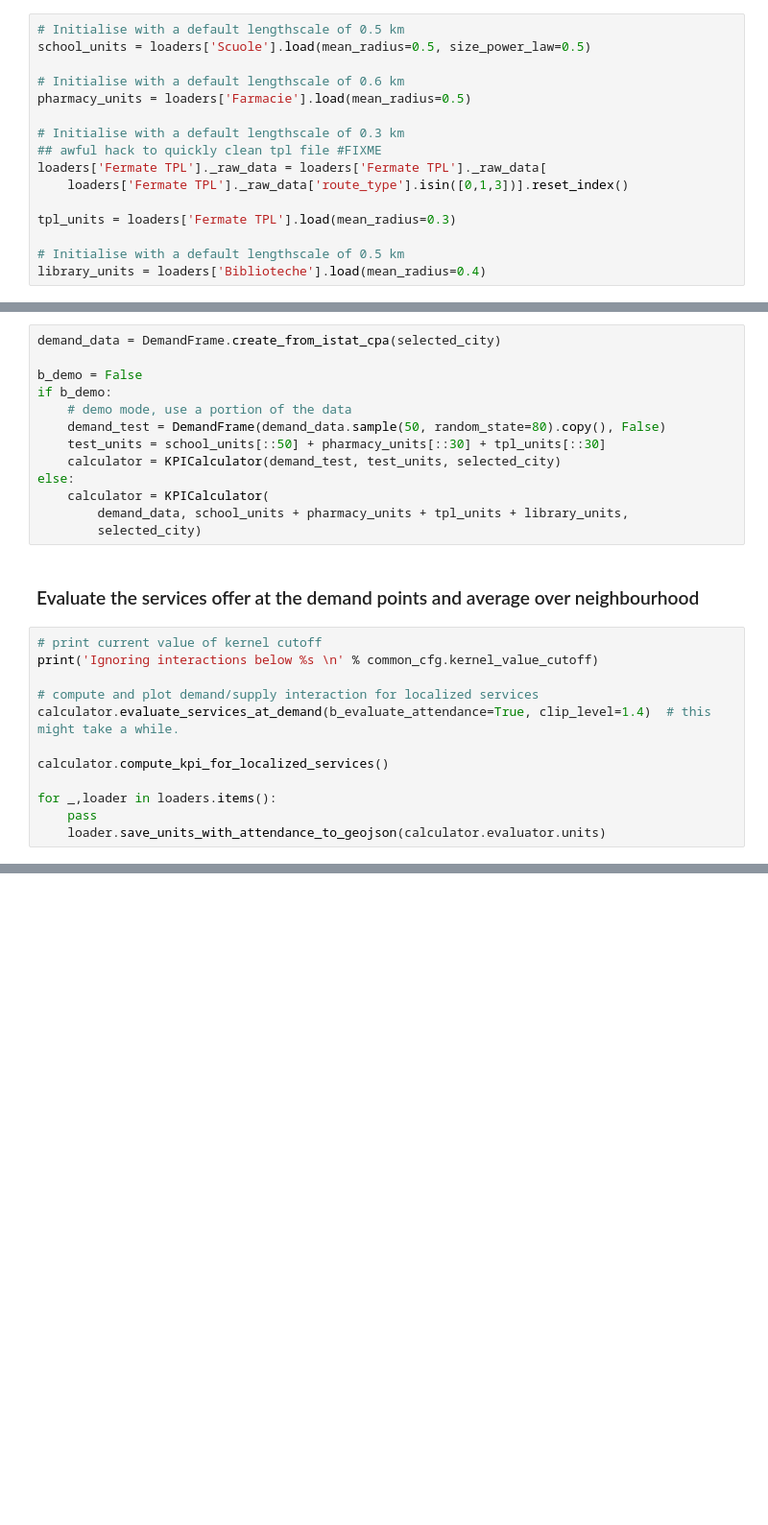
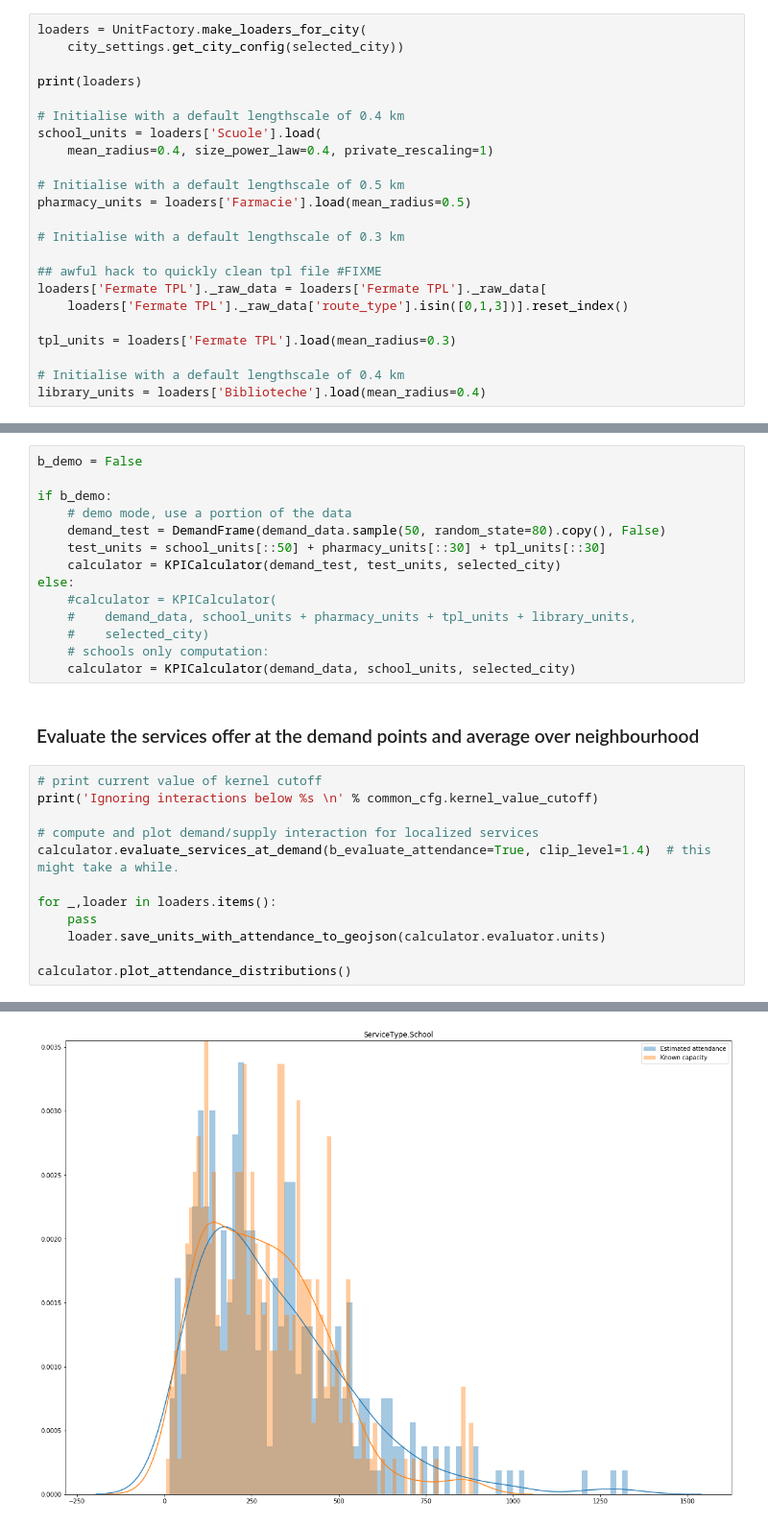
Before and after one commit to italia/daf-mappa-quartiere, a Jupyter notebook: notebooks/CityServicesModel.ipynb, the cells around one changed output, grey strips where cells are left out. Shown at 96% size. Saved outputs shown, nothing was run; the diff lists cells and outputs as text; blank space fills up the shorter version.

Commit message:
Add attendance distribution plots

```diff
--- a/notebooks/CityServicesModel.ipynb
+++ b/notebooks/CityServicesModel.ipynb
@@ -32,16 +29,23 @@ loaders
 # %%
+loaders = UnitFactory.make_loaders_for_city(
+    city_settings.get_city_config(selected_city))
+
+print(loaders)
+
+# Initialise with a default lengthscale of 0.4 km
+school_units = loaders['Scuole'].load(
+    mean_radius=0.4, size_power_law=0.4, private_rescaling=1)
+
 # Initialise with a default lengthscale of 0.5 km
-school_units = loaders['Scuole'].load(mean_radius=0.5, size_power_law=0.5)
-
-# Initialise with a default lengthscale of 0.6 km
 pharmacy_units = loaders['Farmacie'].load(mean_radius=0.5)
 
 # Initialise with a default lengthscale of 0.3 km
+
 ## awful hack to quickly clean tpl file #FIXME
 loaders['Fermate TPL']._raw_data = loaders['Fermate TPL']._raw_data[
     loaders['Fermate TPL']._raw_data['route_type'].isin([0,1,3])].reset_index()
 
 tpl_units = loaders['Fermate TPL'].load(mean_radius=0.3)
 
-# Initialise with a default lengthscale of 0.5 km
+# Initialise with a default lengthscale of 0.4 km
 library_units = loaders['Biblioteche'].load(mean_radius=0.4)
@@ -50,16 +69,17 @@ library_units = loaders['Biblioteche'].load(mean_radius=0.4)
 # %%
-demand_data = DemandFrame.create_from_istat_cpa(selected_city)
+b_demo = False
 
-b_demo = False
 if b_demo:
     # demo mode, use a portion of the data
     demand_test = DemandFrame(demand_data.sample(50, random_state=80).copy(), False)
     test_units = school_units[::50] + pharmacy_units[::30] + tpl_units[::30]
     calculator = KPICalculator(demand_test, test_units, selected_city)
 else:
-    calculator = KPICalculator(
-        demand_data, school_units + pharmacy_units + tpl_units + library_units,
-        selected_city)
+    #calculator = KPICalculator(
+    #    demand_data, school_units + pharmacy_units + tpl_units + library_units,
+    #    selected_city)
+    # schools only computation:
+    calculator = KPICalculator(demand_data, school_units, selected_city)
 # %% [markdown]
 ### Evaluate the services offer at the demand points and average over neighbourhood
 # %%
@@ -69,8 +89,9 @@ print('Ignoring interactions below %s \n' % common_cfg.kernel_value_cutoff)
 # compute and plot demand/supply interaction for localized services
 calculator.evaluate_services_at_demand(b_evaluate_attendance=True, clip_level=1.4)  # this might take a while.
 
-calculator.compute_kpi_for_localized_services()
-
 for _,loader in loaders.items():
     pass
     loader.save_units_with_attendance_to_geojson(calculator.evaluator.units)
+
+calculator.plot_attendance_distributions()
+# %% [output]
@@ -76,0 +111 @@ for _,loader in loaders.items():
+[figure, added]
```
Also changed, not shown: parts of 11 cells of this notebook, 2 other files.
